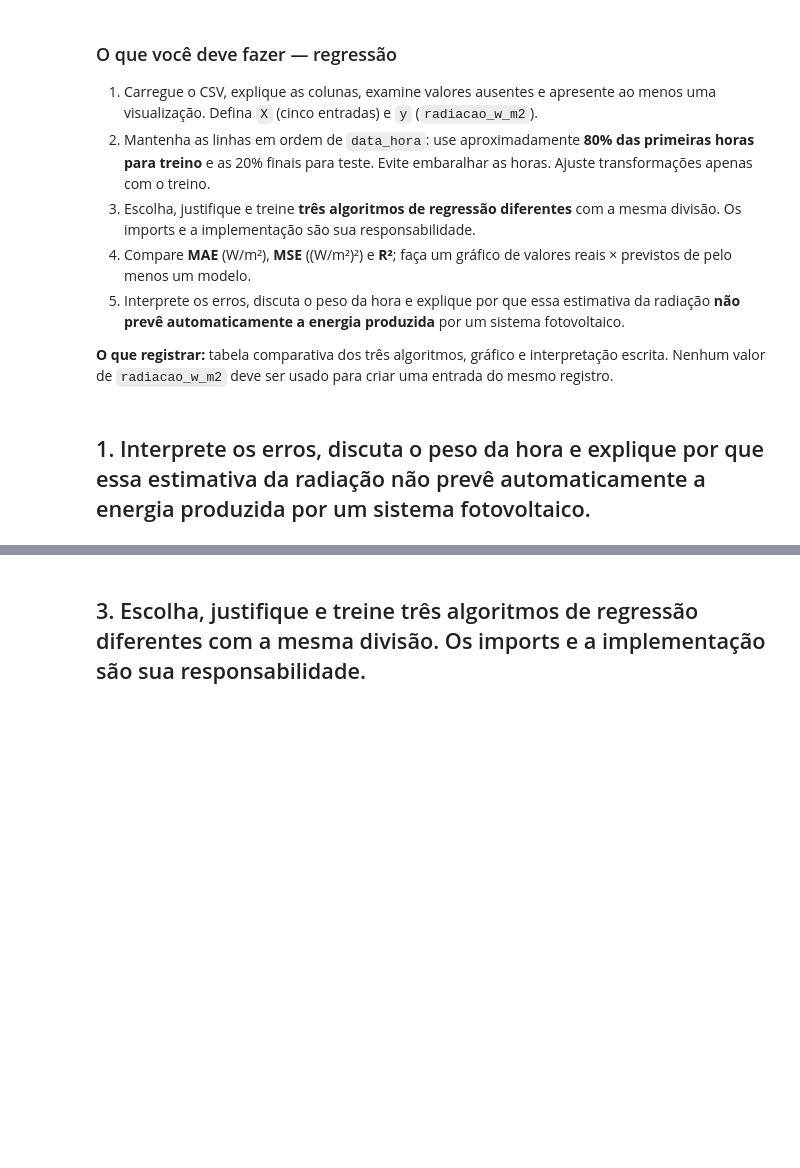
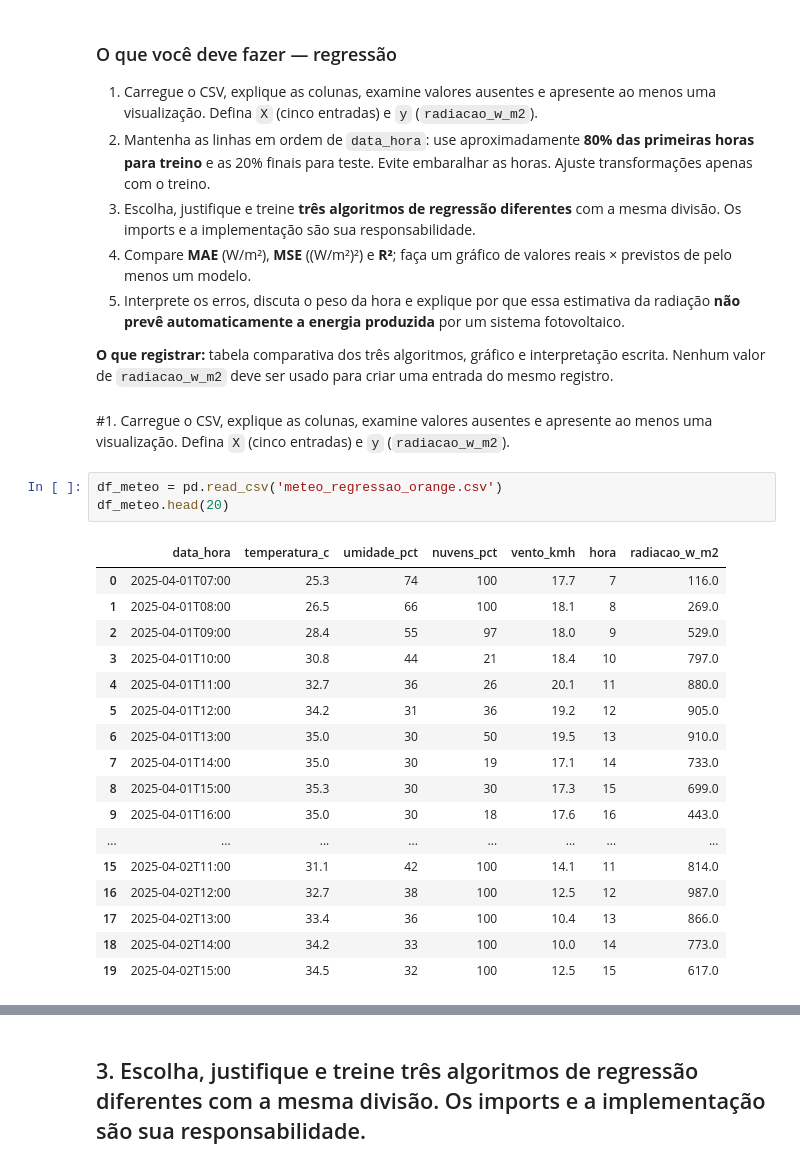
Before and after one commit to LSHummel/CPK02_SERS_Machine-Learning-com-Dados-de-Energia, a Jupyter notebook: aula_apis_energia_renovavel_ml.ipynb, the cells around one changed output, grey strips where cells are left out. Cells and saved outputs as stored; diff of their text form; blank space fills up the shorter version.

```diff
--- a/aula_apis_energia_renovavel_ml.ipynb
+++ b/aula_apis_energia_renovavel_ml.ipynb
@@ -546,5 +553,26 @@ Salvo: meteo_regressao_orange.csv
 5. Interprete os erros, discuta o peso da hora e explique por que essa estimativa da radiação **não prevê automaticamente a energia produzida** por um sistema fotovoltaico.
 
 **O que registrar:** tabela comparativa dos três algoritmos, gráfico e interpretação escrita. Nenhum valor de `radiacao_w_m2` deve ser usado para criar uma entrada do mesmo registro.
-# %% [markdown]
-## 1. Interprete os erros, discuta o peso da hora e explique por que essa estimativa da radiação não prevê automaticamente a energia produzida por um sistema fotovoltaico.
+# %% [markdown]
+#1. Carregue o CSV, explique as colunas, examine valores ausentes e apresente ao menos uma visualização. Defina `X` (cinco entradas) e `y` (`radiacao_w_m2`).
+# %%
+df_meteo = pd.read_csv('meteo_regressao_orange.csv')
+df_meteo.head(20)
+# %% [output]
+|  | data_hora | temperatura_c | umidade_pct | nuvens_pct | vento_kmh | hora | radiacao_w_m2 |
+| 0 | 2025-04-01T07:00 | 25.3 | 74 | 100 | 17.7 | 7 | 116.0 |
+| 1 | 2025-04-01T08:00 | 26.5 | 66 | 100 | 18.1 | 8 | 269.0 |
+| 2 | 2025-04-01T09:00 | 28.4 | 55 | 97 | 18.0 | 9 | 529.0 |
+| 3 | 2025-04-01T10:00 | 30.8 | 44 | 21 | 18.4 | 10 | 797.0 |
+| 4 | 2025-04-01T11:00 | 32.7 | 36 | 26 | 20.1 | 11 | 880.0 |
+| 5 | 2025-04-01T12:00 | 34.2 | 31 | 36 | 19.2 | 12 | 905.0 |
+| 6 | 2025-04-01T13:00 | 35.0 | 30 | 50 | 19.5 | 13 | 910.0 |
+| 7 | 2025-04-01T14:00 | 35.0 | 30 | 19 | 17.1 | 14 | 733.0 |
+| 8 | 2025-04-01T15:00 | 35.3 | 30 | 30 | 17.3 | 15 | 699.0 |
+| 9 | 2025-04-01T16:00 | 35.0 | 30 | 18 | 17.6 | 16 | 443.0 |
+| ... | ... | ... | ... | ... | ... | ... | ... |
+| 15 | 2025-04-02T11:00 | 31.1 | 42 | 100 | 14.1 | 11 | 814.0 |
+| 16 | 2025-04-02T12:00 | 32.7 | 38 | 100 | 12.5 | 12 | 987.0 |
+| 17 | 2025-04-02T13:00 | 33.4 | 36 | 100 | 10.4 | 13 | 866.0 |
+| 18 | 2025-04-02T14:00 | 34.2 | 33 | 100 | 10.0 | 14 | 773.0 |
+| 19 | 2025-04-02T15:00 | 34.5 | 32 | 100 | 12.5 | 15 | 617.0 |
```
Also changed, not shown: parts of 11 cells of this notebook.
